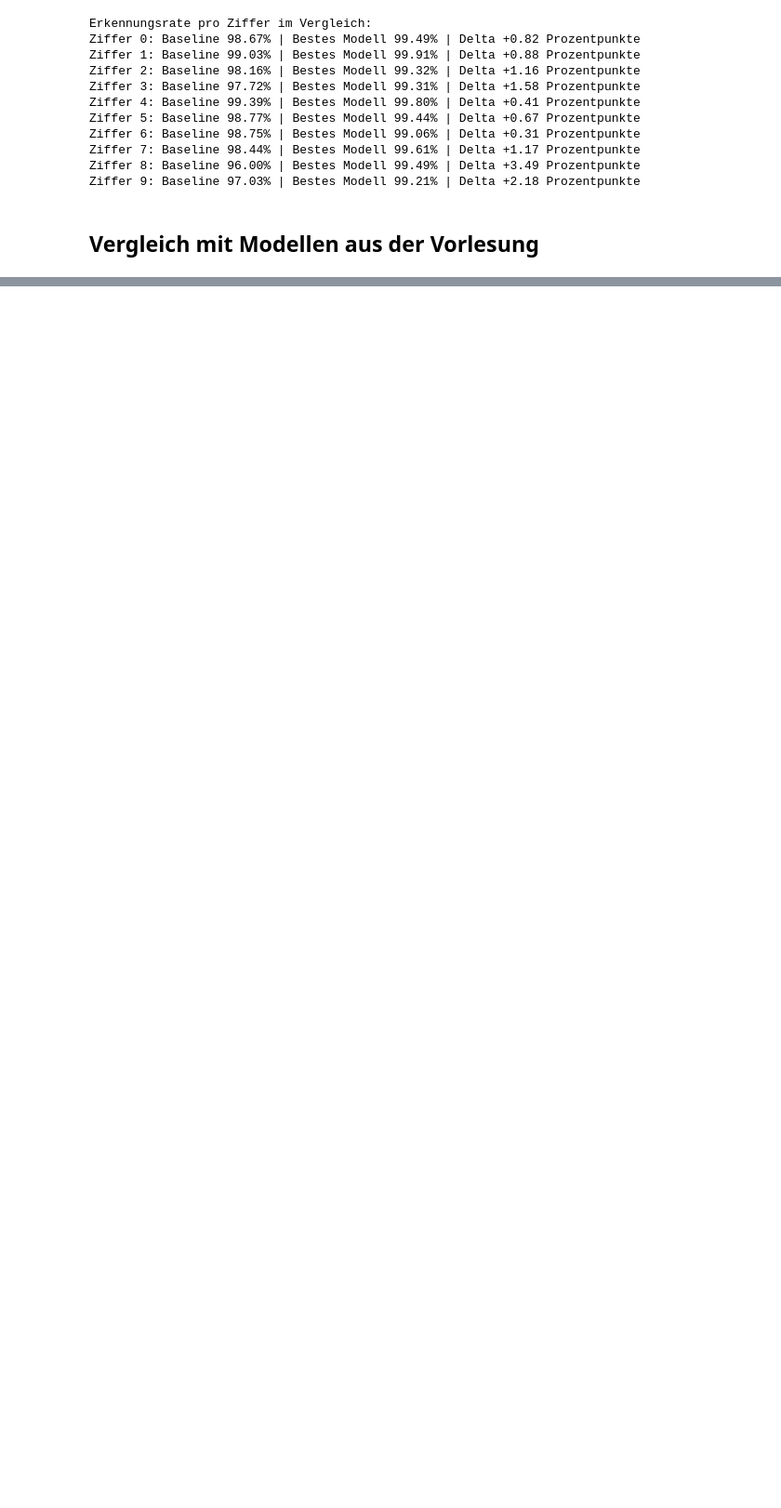
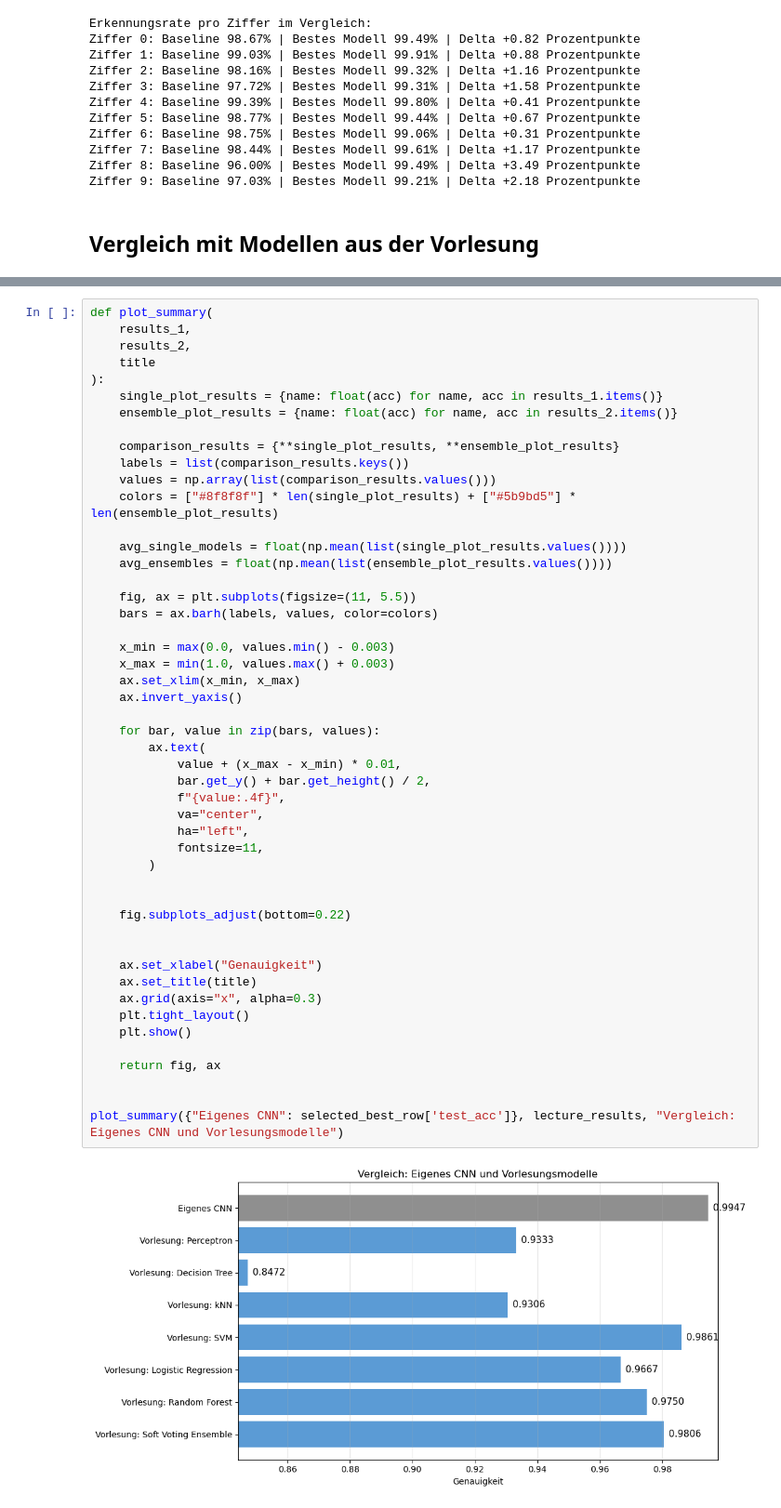
Before and after one commit to ilkersabriorgun/ki-projekt, a Jupyter notebook: Einzelabgaben/Ilker/CNN_Ilker.ipynb, the cells around one changed output, grey strips where cells are left out. Shown at 93% size. Saved outputs shown, nothing was run; the diff lists cells and outputs as text; blank space fills up the shorter version.

```diff
--- a/Einzelabgaben/Ilker/CNN_Ilker.ipynb
+++ b/Einzelabgaben/Ilker/CNN_Ilker.ipynb
@@ -990,0 +1001,51 @@ Eigenes CNN Testgenauigkeit: 0.9944
+# %%
+def plot_summary(
+    results_1,
+    results_2,
+    title
+):
+    single_plot_results = {name: float(acc) for name, acc in results_1.items()}
+    ensemble_plot_results = {name: float(acc) for name, acc in results_2.items()}
+
+    comparison_results = {**single_plot_results, **ensemble_plot_results}
+    labels = list(comparison_results.keys())
+    values = np.array(list(comparison_results.values()))
+    colors = ["#8f8f8f"] * len(single_plot_results) + ["#5b9bd5"] * len(ensemble_plot_results)
+
+    avg_single_models = float(np.mean(list(single_plot_results.values())))
+    avg_ensembles = float(np.mean(list(ensemble_plot_results.values())))
+
+    fig, ax = plt.subplots(figsize=(11, 5.5))
+    bars = ax.barh(labels, values, color=colors)
+
+    x_min = max(0.0, values.min() - 0.003)
+    x_max = min(1.0, values.max() + 0.003)
+    ax.set_xlim(x_min, x_max)
+    ax.invert_yaxis()
+
+    for bar, value in zip(bars, values):
+        ax.text(
+            value + (x_max - x_min) * 0.01,
+            bar.get_y() + bar.get_height() / 2,
+            f"{value:.4f}",
+            va="center",
+            ha="left",
+            fontsize=11,
+        )
+
+
+    fig.subplots_adjust(bottom=0.22)
+
+
+    ax.set_xlabel("Genauigkeit")
+    ax.set_title(title)
+    ax.grid(axis="x", alpha=0.3)
+    plt.tight_layout()
+    plt.show()
+
+    return fig, ax
+
+
+plot_summary({"Eigenes CNN": selected_best_row['test_acc']}, lecture_results, "Vergleich: Eigenes CNN und Vorlesungsmodelle")
+# %% [output]
+[figure, added]
```
Also changed, not shown: parts of 10 cells of this notebook, 1 other file.
